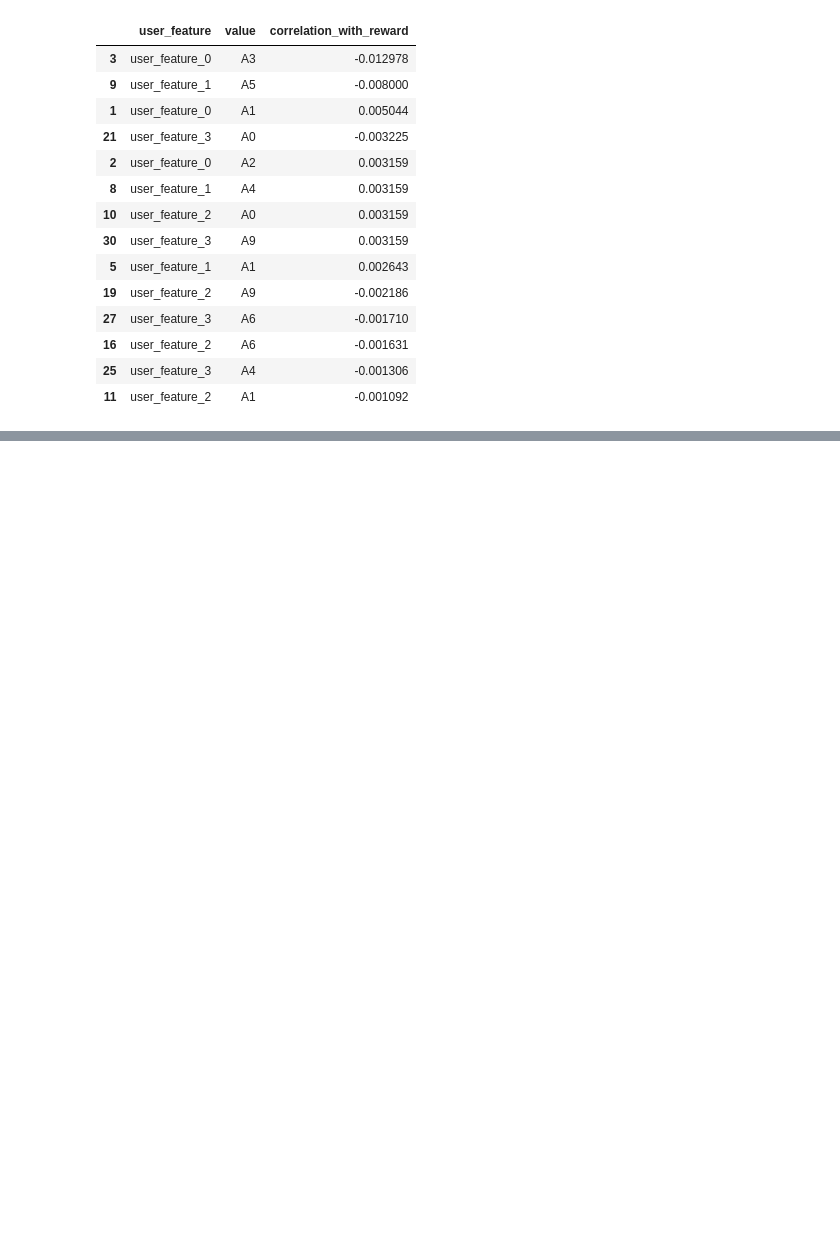
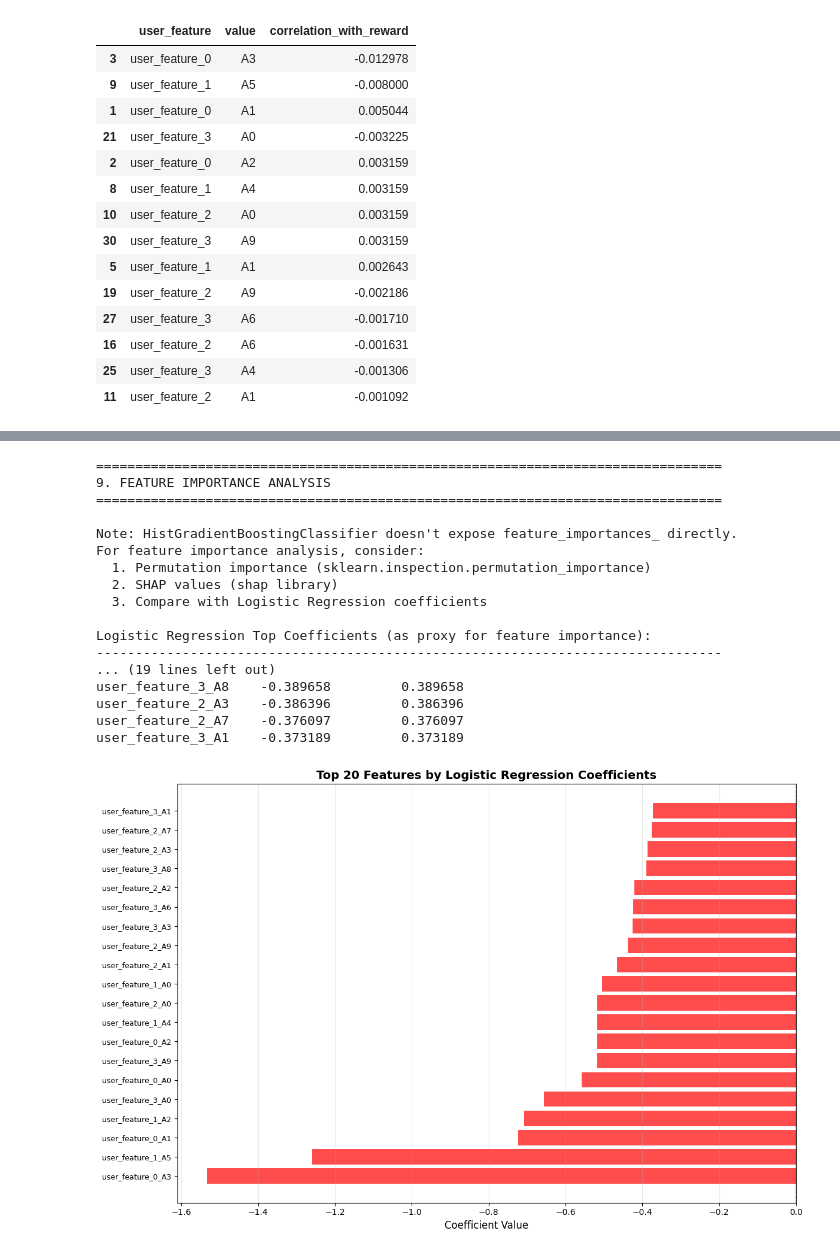
Before and after one commit to armandordorica/OBP_Replication, a Jupyter notebook: RF_1B.ipynb, the cells around one changed output, grey strips where cells are left out. Saved outputs shown, nothing was run; the diff lists cells and outputs as text; code cells hidden in the pictures; blank space fills up the shorter version.

```diff
--- a/RF_1B.ipynb
+++ b/RF_1B.ipynb
@@ -508,0 +991,66 @@ print("When removing redundant pairs, keep the feature with HIGHER |correlation|
+# %%
+# Feature Importance Analysis (only for HistGradientBoosting)
+# Note: HistGradientBoostingClassifier doesn't have feature_importances_ directly
+# We need to use permutation importance or analyze it differently
+
+print("=" * 80)
+print("9. FEATURE IMPORTANCE ANALYSIS")
+print("=" * 80)
+print()
+
+# For HistGradientBoosting, we can use feature names and analyze coefficients
+# Or use permutation importance (more computationally expensive)
+
+print("Note: HistGradientBoostingClassifier doesn't expose feature_importances_ directly.")
+print("For feature importance analysis, consider:")
+print("  1. Permutation importance (sklearn.inspection.permutation_importance)")
+print("  2. SHAP values (shap library)")
+print("  3. Compare with Logistic Regression coefficients")
+print()
+
+# Show top Logistic Regression coefficients as a proxy
+print("Logistic Regression Top Coefficients (as proxy for feature importance):")
+print("-" * 80)
+
+lr_coefficients = pd.DataFrame({
+    'feature': X_encoded.columns,
+    'coefficient': lr_model.coef_[0]
+})
+lr_coefficients['abs_coefficient'] = lr_coefficients['coefficient'].abs()
+lr_coefficients = lr_coefficients.sort_values('abs_coefficient', ascending=False)
+
+print("\nTop 20 Most Important Features (by |coefficient|):")
+print(lr_coefficients.head(20).to_string(index=False))
+
+# Visualize
+fig, ax = plt.subplots(figsize=(12, 8))
+top_features = lr_coefficients.head(20)
+colors = ['green' if x > 0 else 'red' for x in top_features['coefficient']]
+ax.barh(range(len(top_features)), top_features['coefficient'], color=colors, alpha=0.7)
+ax.set_yticks(range(len(top_features)))
+ax.set_yticklabels(top_features['feature'], fontsize=9)
+ax.set_xlabel('Coefficient Value', fontsize=12)
+ax.set_title('Top 20 Features by Logistic Regression Coefficients', fontsize=14, fontweight='bold')
+ax.axvline(x=0, color='black', linestyle='--', linewidth=1)
+ax.grid(axis='x', alpha=0.3)
+plt.tight_layout()
+plt.show()
+# %% [output]
+================================================================================
+9. FEATURE IMPORTANCE ANALYSIS
+================================================================================
+
+Note: HistGradientBoostingClassifier doesn't expose feature_importances_ directly.
+For feature importance analysis, consider:
+  1. Permutation importance (sklearn.inspection.permutation_importance)
+  2. SHAP values (shap library)
+  3. Compare with Logistic Regression coefficients
+
+Logistic Regression Top Coefficients (as proxy for feature importance):
+--------------------------------------------------------------------------------
+... (19 lines left out)
+user_feature_3_A8    -0.389658         0.389658
+user_feature_2_A3    -0.386396         0.386396
+user_feature_2_A7    -0.376097         0.376097
+user_feature_3_A1    -0.373189         0.373189
+[figure, added]
```
Also changed, not shown: parts of 21 cells of this notebook.
